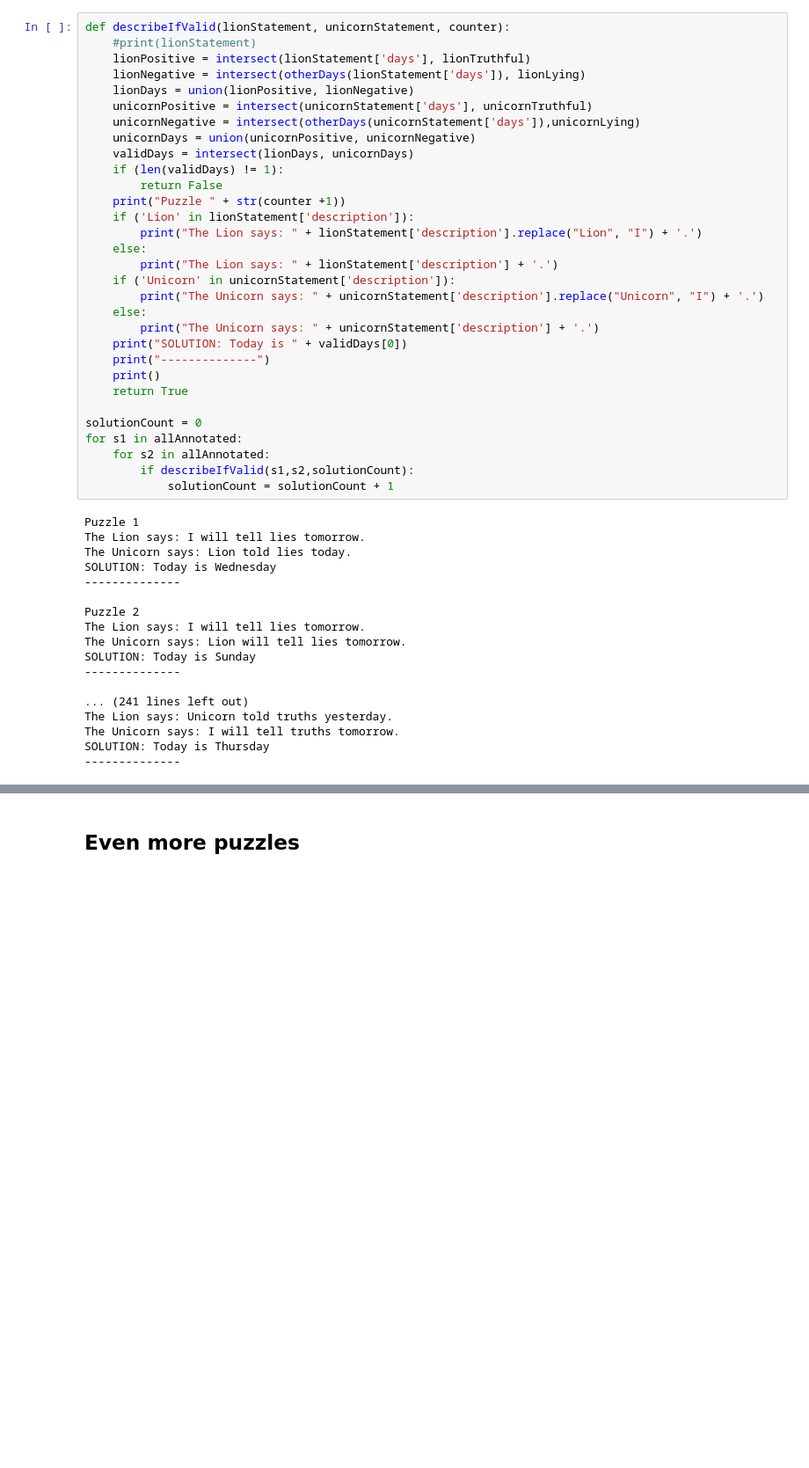
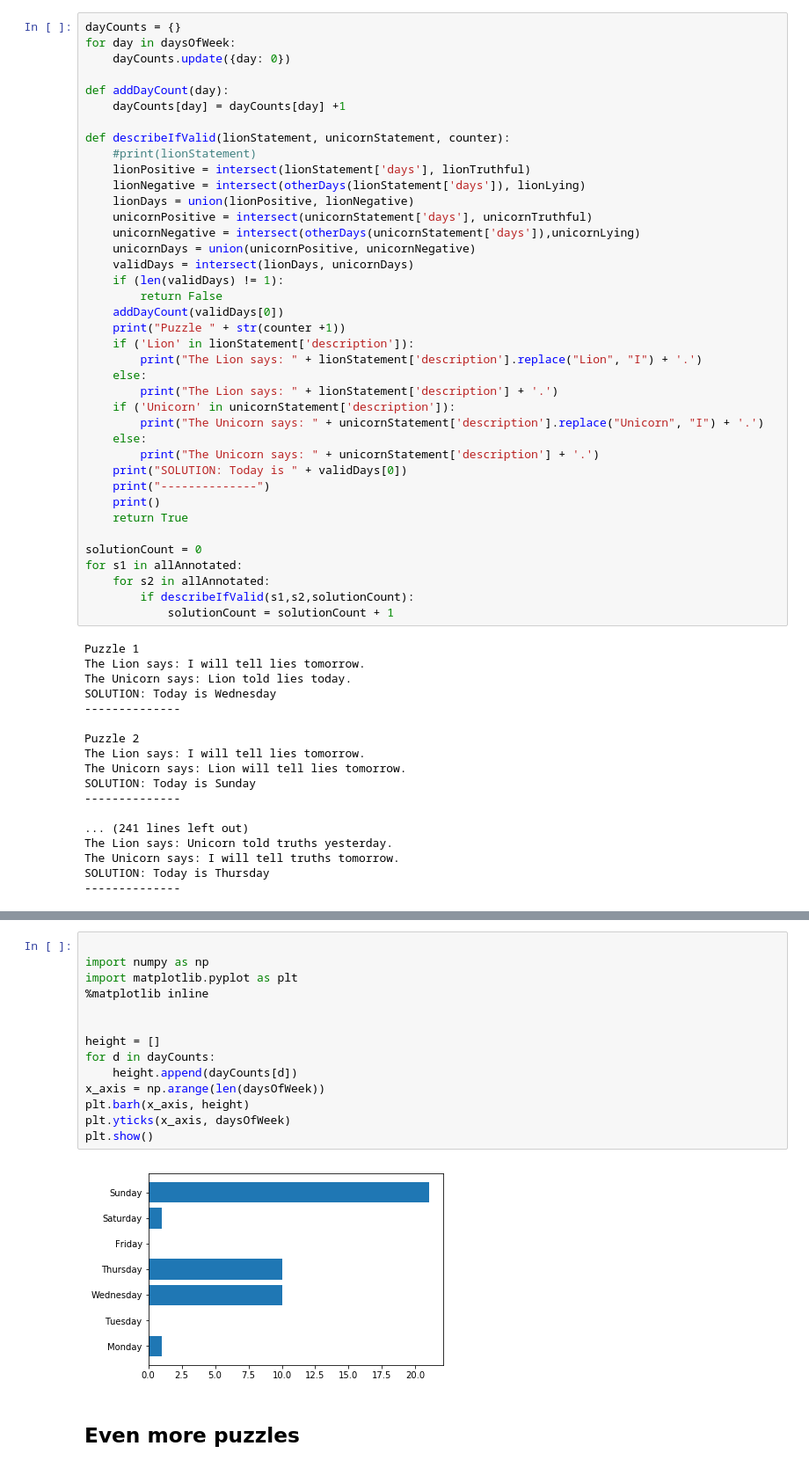
Before and after one commit to dmackinnon1/pynotes, a Jupyter notebook: Forest of Forgetfulness.ipynb, the cells around one changed output, grey strips where cells are left out. Shown at 88% size. Saved outputs shown, nothing was run; the diff lists cells and outputs as text; blank space fills up the shorter version.

Commit message:
added some charts to forest of forgetfulness notebook

```diff
--- a/Forest of Forgetfulness.ipynb
+++ b/Forest of Forgetfulness.ipynb
@@ -260,4 +248,11 @@ allAnnotated
 # %%
+dayCounts = {}
+for day in daysOfWeek:
+    dayCounts.update({day: 0})
+
+def addDayCount(day):
+    dayCounts[day] = dayCounts[day] +1
+
 def describeIfValid(lionStatement, unicornStatement, counter):
     #print(lionStatement)
     lionPositive = intersect(lionStatement['days'], lionTruthful)
@@ -269,6 +264,7 @@ def describeIfValid(lionStatement, unicornStatement, counter):
     validDays = intersect(lionDays, unicornDays)
     if (len(validDays) != 1):
         return False
+    addDayCount(validDays[0])
     print("Puzzle " + str(counter +1))
     if ('Lion' in lionStatement['description']):
         print("The Lion says: " + lionStatement['description'].replace("Lion", "I") + '.')
@@ -309,3 +311,19 @@ SOLUTION: Today is Thursday
+# %%
+
+import numpy as np
+import matplotlib.pyplot as plt
+%matplotlib inline
+
+
+height = []
+for d in dayCounts:
+    height.append(dayCounts[d])
+x_axis = np.arange(len(daysOfWeek))
+plt.barh(x_axis, height)
+plt.yticks(x_axis, daysOfWeek)
+plt.show()
+# %% [output]
+[figure, added]
 # %% [markdown]
 ## Even more puzzles
 # %% [markdown]
```
Also changed, not shown: parts of 8 cells of this notebook.
